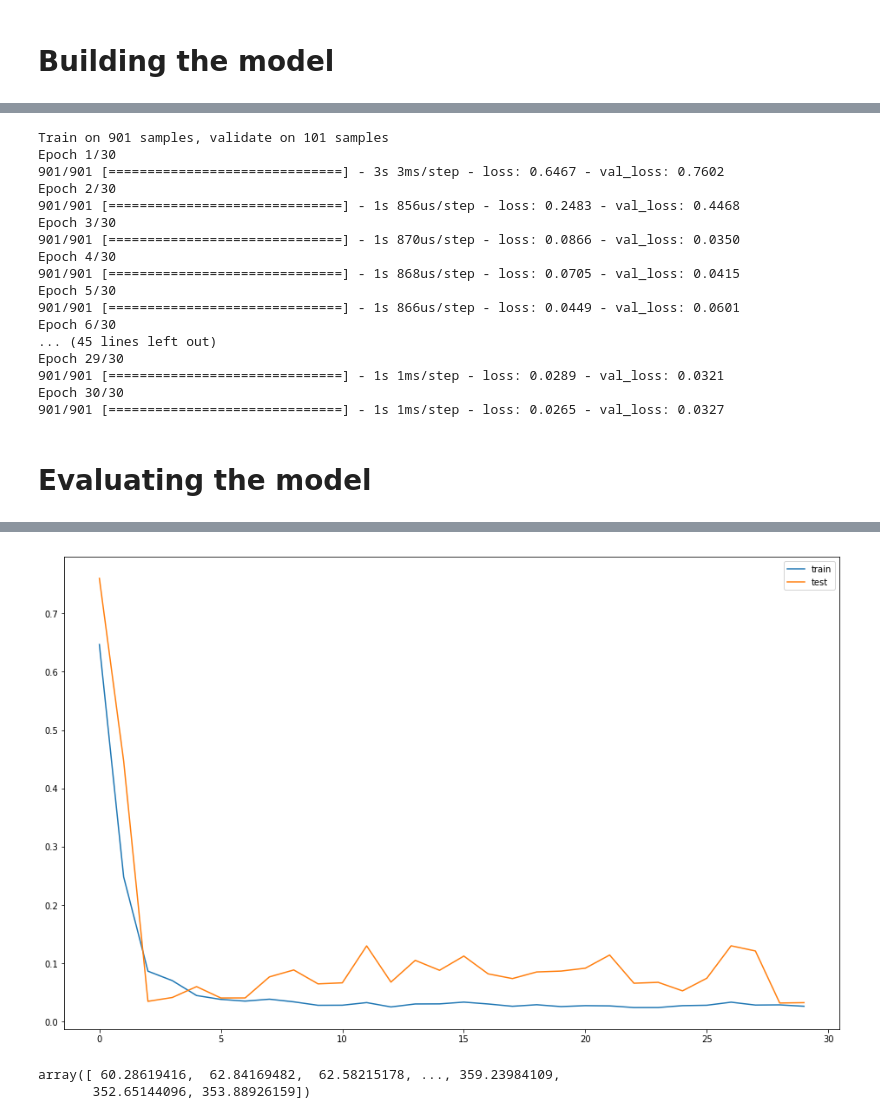
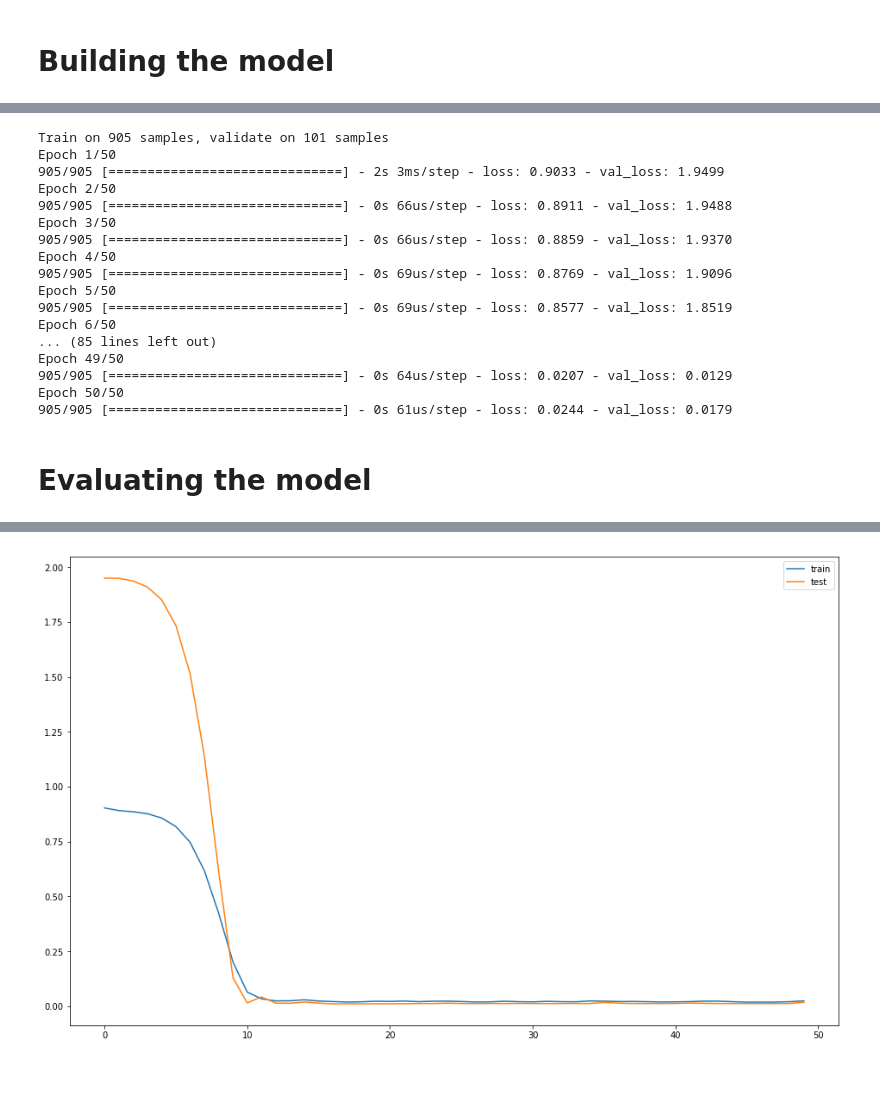
Before and after one commit to banluong/stock-prediction-rnn-web-app, a Jupyter notebook: rnn-stock-prediction.ipynb, the cells around one changed output, grey strips where cells are left out. Drawn from its saved outputs; the diff is of its cells as text; code cells hidden in the pictures; blank space fills up the shorter version.

```diff
--- a/rnn-stock-prediction.ipynb
+++ b/rnn-stock-prediction.ipynb
@@ -152,7 +152,7 @@ def create_dataset(X, y, time_steps=1):
     return np.array(Xs), np.array(ys)
 # %%
 # (samples, time_steps, features)
-time_steps = 5
+time_steps = 1
 
 # reshape to [samples, time_steps, n_features]
 
@@ -190,19 +201,3 @@ model.compile(optimizer=Adam(0.001),loss='mean_squared_error')
-# %%
-# Build model with LSTM
-model = keras.Sequential()
-model.add(keras.layers.LSTM(
-  units=128,
-  input_shape=(X_train.shape[1], X_train.shape[2])
-))
-model.add(keras.layers.Dense(units=1))
-
-# Compile model
-# loss with MSE
-# Adam optimizer with 0.001 learning rate
-model.compile(
-  loss='mean_squared_error',
-  optimizer=keras.optimizers.Adam(0.001)
-)
 # %%
 model.summary()
 # %% [output]
@@ -226,34 +221,39 @@ _________________________________________________________________
 # %%
 history = model.fit(
     X_train, y_train,
-    epochs=30,
-    batch_size=16,
+    epochs=50,
+    batch_size=128,
     validation_split=0.1,
     verbose=1,
     shuffle=False
 )
 # %% [output]
-Train on 901 samples, validate on 101 samples
-Epoch 1/30
-901/901 [==============================] - 3s 3ms/step - loss: 0.6467 - val_loss: 0.7602
-Epoch 2/30
-901/901 [==============================] - 1s 856us/step - loss: 0.2483 - val_loss: 0.4468
-Epoch 3/30
-901/901 [==============================] - 1s 870us/step - loss: 0.0866 - val_loss: 0.0350
-Epoch 4/30
-901/901 [==============================] - 1s 868us/step - loss: 0.0705 - val_loss: 0.0415
-Epoch 5/30
-901/901 [==============================] - 1s 866us/step - loss: 0.0449 - val_loss: 0.0601
-Epoch 6/30
-... (45 lines left out)
-Epoch 29/30
-901/901 [==============================] - 1s 1ms/step - loss: 0.0289 - val_loss: 0.0321
-Epoch 30/30
-901/901 [==============================] - 1s 1ms/step - loss: 0.0265 - val_loss: 0.0327
+Train on 905 samples, validate on 101 samples
+Epoch 1/50
+905/905 [==============================] - 2s 3ms/step - loss: 0.9033 - val_loss: 1.9499
+Epoch 2/50
+905/905 [==============================] - 0s 66us/step - loss: 0.8911 - val_loss: 1.9488
+Epoch 3/50
+905/905 [==============================] - 0s 66us/step - loss: 0.8859 - val_loss: 1.9370
+Epoch 4/50
+905/905 [==============================] - 0s 69us/step - loss: 0.8769 - val_loss: 1.9096
+Epoch 5/50
+905/905 [==============================] - 0s 69us/step - loss: 0.8577 - val_loss: 1.8519
+Epoch 6/50
+... (85 lines left out)
+Epoch 49/50
+905/905 [==============================] - 0s 64us/step - loss: 0.0207 - val_loss: 0.0129
+Epoch 50/50
+905/905 [==============================] - 0s 61us/step - loss: 0.0244 - val_loss: 0.0179
 # %% [markdown]
 # Evaluating the model
 # %%
-plt.plot(history.history['loss'], label='train')
-plt.plot(history.history['val_loss'], label='test')
-plt.legend();
+def loss_plot(history):
+    plt.plot(history.history['loss'], label='train')
+    plt.plot(history.history['val_loss'], label='test')
+    plt.legend()
+
+    return plt
+
+loss_plot(history)
 # %% [output]
@@ -260,7 +261 @@ plt.legend();
-[figure, old version]
+[figure, new version]
-# %%
-y_inv = (y_train*int(train_std))+int(train_mean)
-y_inv
-# %% [output]
-array([ 60.28619416,  62.84169482,  62.58215178, ..., 359.23984109,
-       352.65144096, 353.88926159])
```
Also changed, not shown: parts of 11 cells of this notebook.
